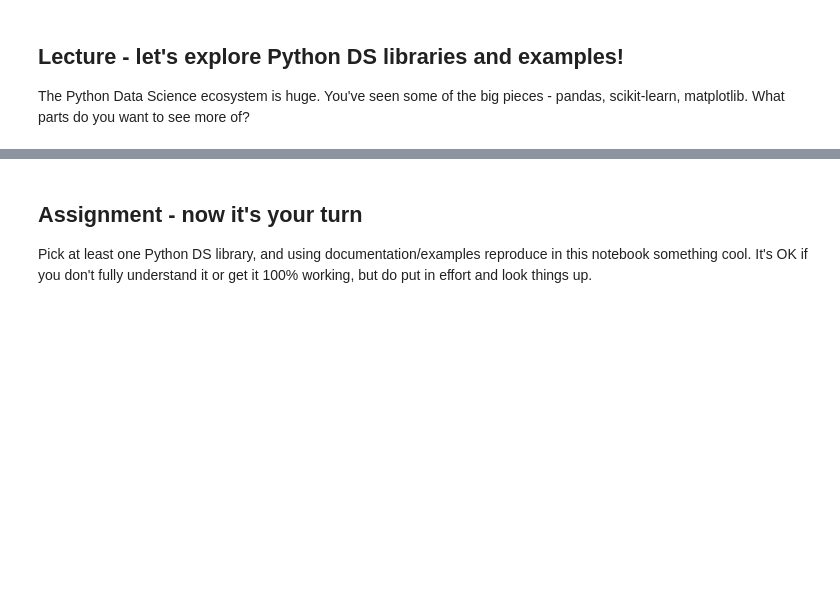
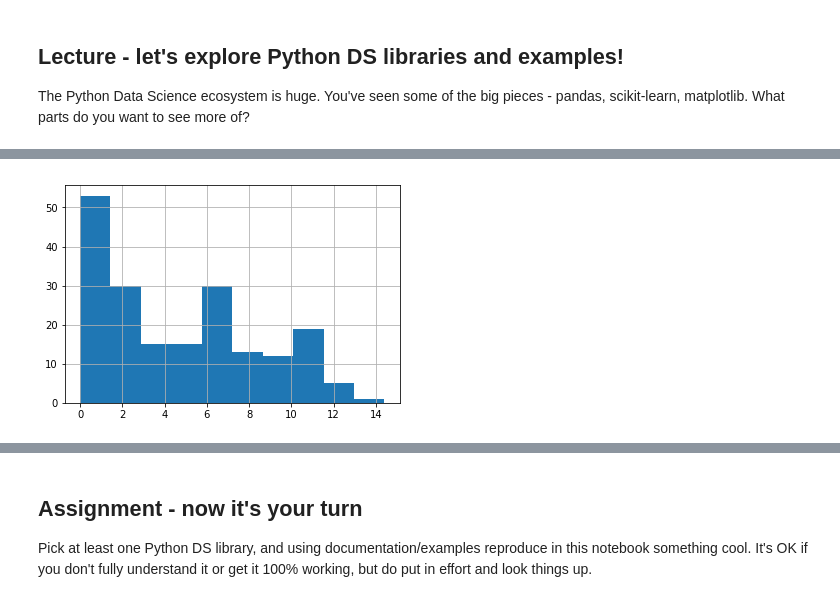
Before and after one commit to ngriggs/DS-Unit-1-Sprint-1-Dealing-With-Data, a Jupyter notebook: LS_DS_111_A_First_Look_at_Data.ipynb, the cells around one changed output, grey strips where cells are left out. Saved outputs shown, nothing was run; the diff lists cells and outputs as text; code cells hidden in the pictures; blank space fills up the shorter version.

```diff
--- a/LS_DS_111_A_First_Look_at_Data.ipynb
+++ b/LS_DS_111_A_First_Look_at_Data.ipynb
@@ -9,3 +9,5 @@ The Python Data Science ecosystem is huge. You've seen some of the big pieces -
 # %%
 # TODO - we'll be doing this live, taking requests
 # and reproducing what it is to look up and learn things
+import pandas as pd
+df = pd.read_csv('https://raw.githubusercontent.com/fivethirtyeight/data/master/alcohol-consumption/drinks.csv')
@@ -11,0 +67,7 @@ The Python Data Science ecosystem is huge. You've seen some of the big pieces -
+# %%
+df['drinks_alcohol'] = df['total_litres_of_pure_alcohol'] > 0
+# %%
+# Alternative code
+import numpy as np
+df['drinks_alcohol'] = np.where(df['total_litres_of_pure_alcohol'] > 0 , 'Yes', 'No')
+df.head()
@@ -11,0 +81,7 @@ The Python Data Science ecosystem is huge. You've seen some of the big pieces -
+# %%
+import matplotlib.pyplot as plt
+%matplotlib inline
+df.total_litres_of_pure_alcohol.hist()
+plt.show()
+# %% [output]
+[figure, added]
```
Also changed, not shown: parts of 24 cells of this notebook.
